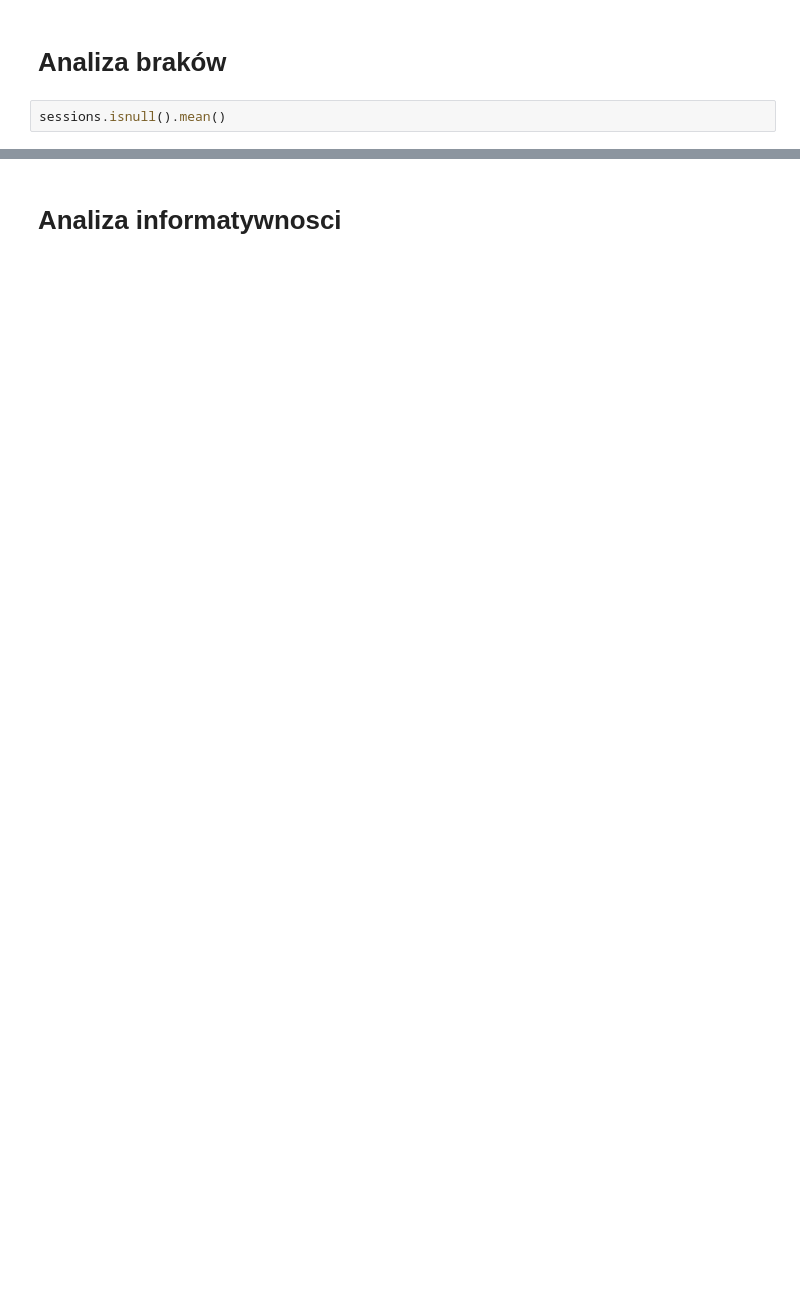
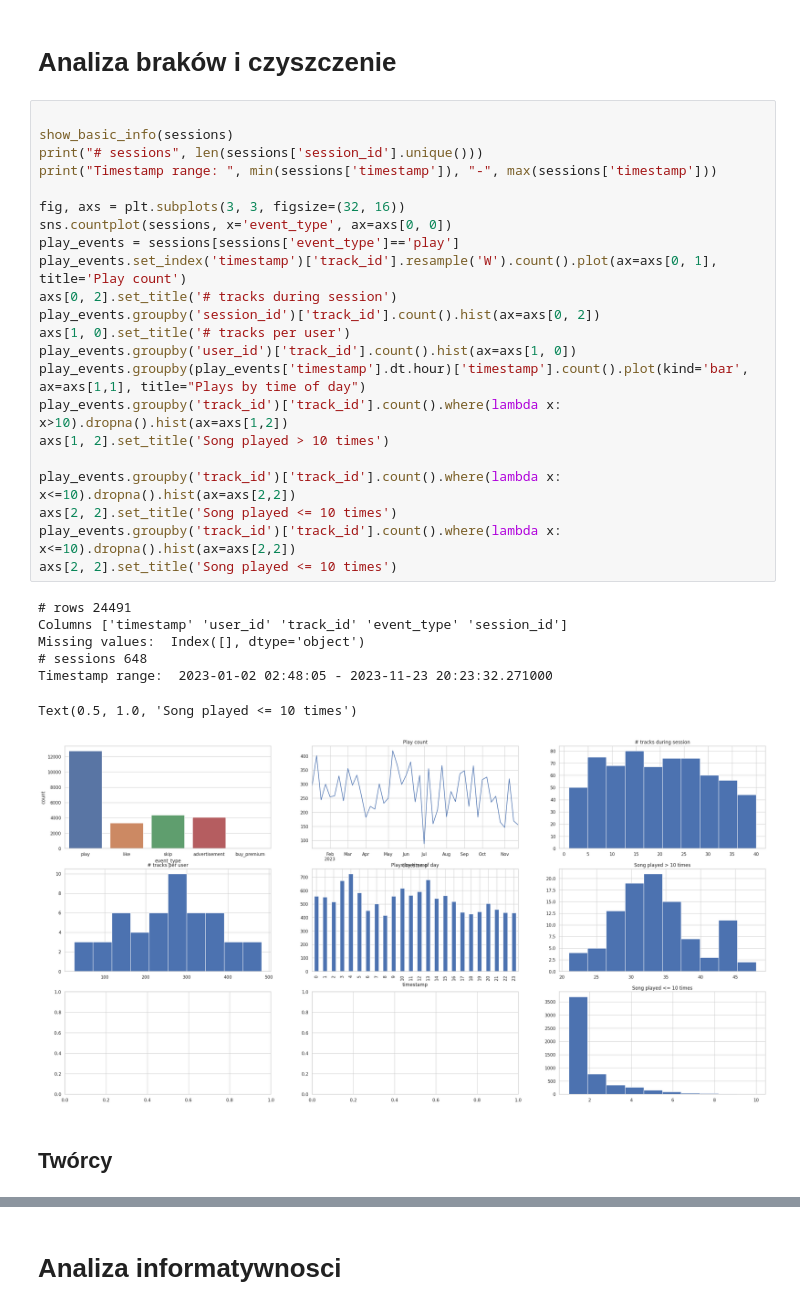
Before and after one commit to dawidkasz/song-skip-predictor, a Jupyter notebook: dokumentacja.ipynb, the cells around one changed output, grey strips where cells are left out. Cells and saved outputs as stored; diff of their text form; blank space fills up the shorter version.

```diff
--- a/dokumentacja.ipynb
+++ b/dokumentacja.ipynb
@@ -31,5 +109,35 @@ def genres_similarity(genres1, genres2):
 # %% [markdown]
-# Analiza braków
+# Analiza braków i czyszczenie
 # %%
-sessions.isnull().mean()
+
+show_basic_info(sessions)
+print("# sessions", len(sessions['session_id'].unique()))
+print("Timestamp range: ", min(sessions['timestamp']), "-", max(sessions['timestamp']))
+
+fig, axs = plt.subplots(3, 3, figsize=(32, 16))
+sns.countplot(sessions, x='event_type', ax=axs[0, 0])
+play_events = sessions[sessions['event_type']=='play']
+play_events.set_index('timestamp')['track_id'].resample('W').count().plot(ax=axs[0, 1], title='Play count')
+axs[0, 2].set_title('# tracks during session')
+play_events.groupby('session_id')['track_id'].count().hist(ax=axs[0, 2])
+axs[1, 0].set_title('# tracks per user')
+play_events.groupby('user_id')['track_id'].count().hist(ax=axs[1, 0])
+play_events.groupby(play_events['timestamp'].dt.hour)['timestamp'].count().plot(kind='bar', ax=axs[1,1], title="Plays by time of day")
+play_events.groupby('track_id')['track_id'].count().where(lambda x: x>10).dropna().hist(ax=axs[1,2])
+axs[1, 2].set_title('Song played > 10 times')
+
+play_events.groupby('track_id')['track_id'].count().where(lambda x: x<=10).dropna().hist(ax=axs[2,2])
+axs[2, 2].set_title('Song played <= 10 times')
+play_events.groupby('track_id')['track_id'].count().where(lambda x: x<=10).dropna().hist(ax=axs[2,2])
+axs[2, 2].set_title('Song played <= 10 times')
+# %% [output]
+# rows 24491
+Columns ['timestamp' 'user_id' 'track_id' 'event_type' 'session_id']
+Missing values:  Index([], dtype='object')
+# sessions 648
+Timestamp range:  2023-01-02 02:48:05 - 2023-11-23 20:23:32.271000
+Text(0.5, 1.0, 'Song played <= 10 times')
+[figure, added]
+# %% [markdown]
+## Twórcy
 # %%
```
Also changed, not shown: parts of 22 cells of this notebook.
